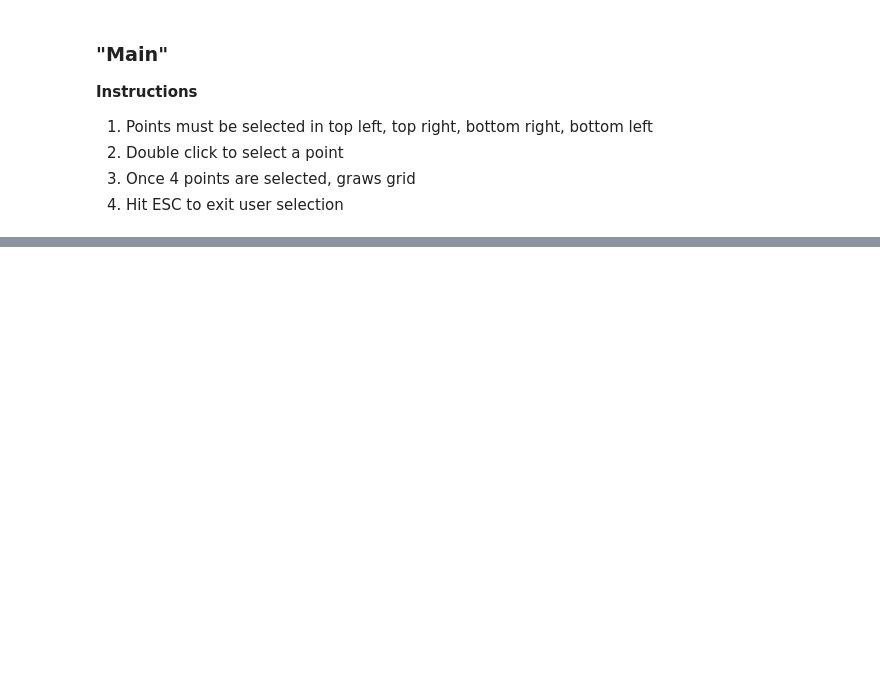
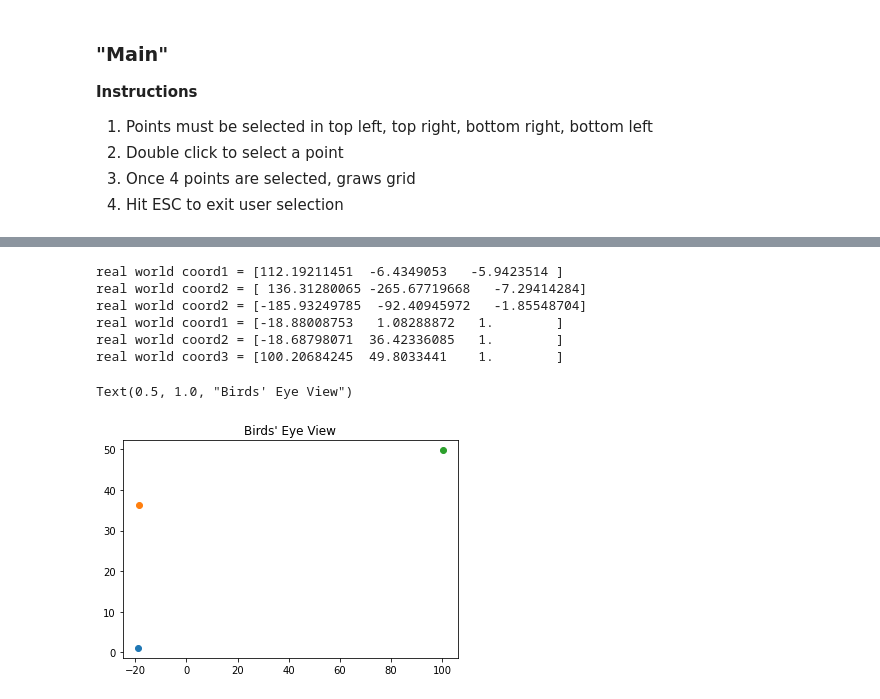
Before and after one commit to endernac/CV-Final-Project, a Jupyter notebook: homography_selector.ipynb, the cells around one changed output, grey strips where cells are left out. Drawn from its saved outputs; the diff is of its cells as text; code cells hidden in the pictures; blank space fills up the shorter version.

```diff
--- a/homography_selector.ipynb
+++ b/homography_selector.ipynb
@@ -250,0 +272,31 @@ plt.imshow(new_img)
+# %%
+# get real world coordinates
+r1 = H @ c1
+r2 = H @ c2
+r3 = H @ c3
+
+print('real world coord1 = {}'.format(r1))
+print('real world coord2 = {}'.format(r2))
+print('real world coord2 = {}'.format(r3))
+r1 = r1/r1[2]
+r2 = r2/r2[2]
+r3 = r3/r3[2]
+print('real world coord1 = {}'.format(r1))
+print('real world coord2 = {}'.format(r2))
+print('real world coord3 = {}'.format(r3))
+
+plt.figure()
+#plt.gca().invert_yaxis()
+plt.scatter(r1[0], r1[1])
+plt.scatter(r2[0], r2[1])
+plt.scatter(r3[0], r3[1])
+plt.title('Birds\' Eye View')
+# %% [output]
+real world coord1 = [112.19211451  -6.4349053   -5.9423514 ]
+real world coord2 = [ 136.31280065 -265.67719668   -7.29414284]
+real world coord2 = [-185.93249785  -92.40945972   -1.85548704]
+real world coord1 = [-18.88008753   1.08288872   1.        ]
+real world coord2 = [-18.68798071  36.42336085   1.        ]
+real world coord3 = [100.20684245  49.8033441    1.        ]
+Text(0.5, 1.0, "Birds' Eye View")
+[figure, added]
```
Also changed, not shown: parts of 12 cells of this notebook.
